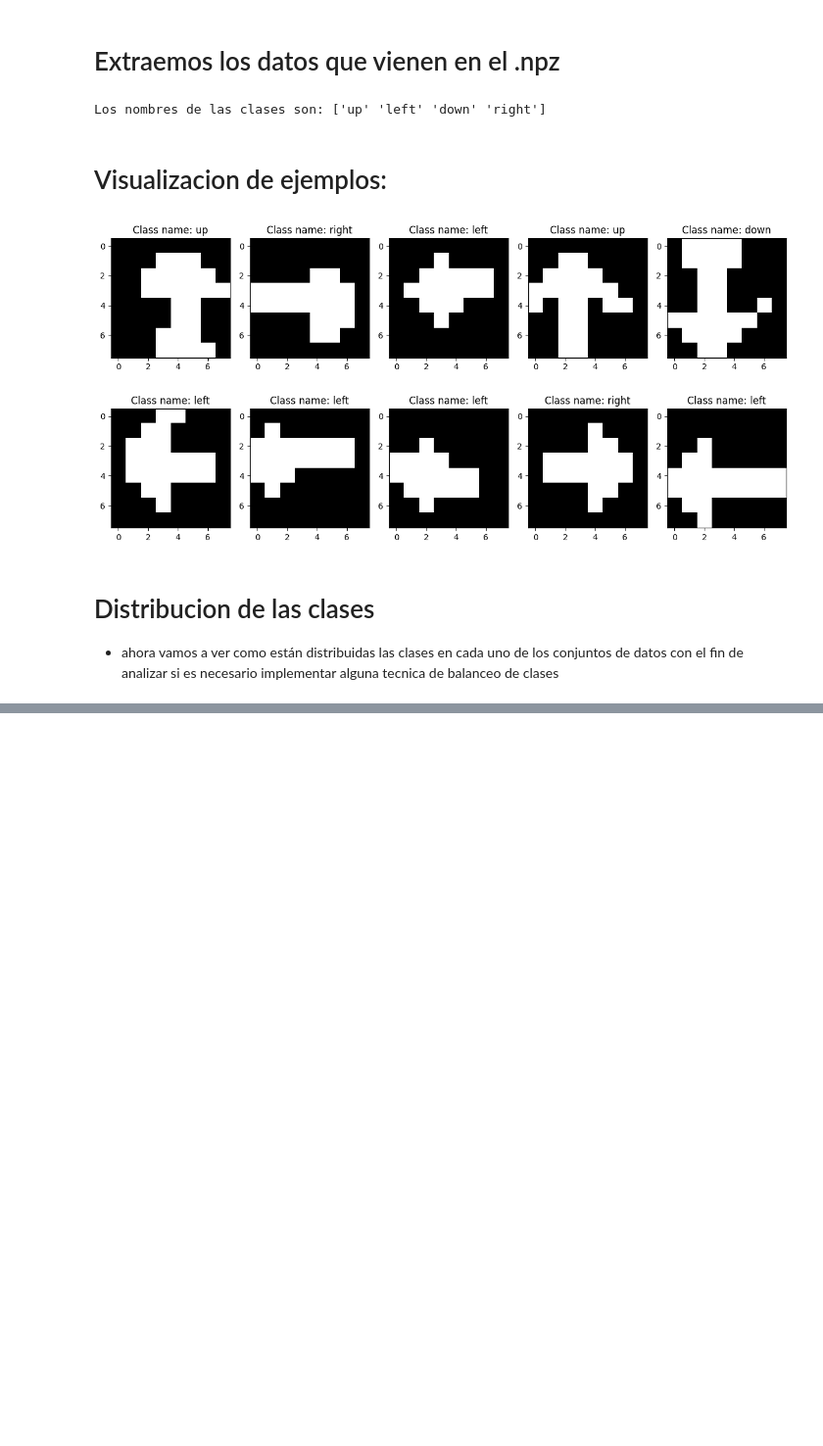
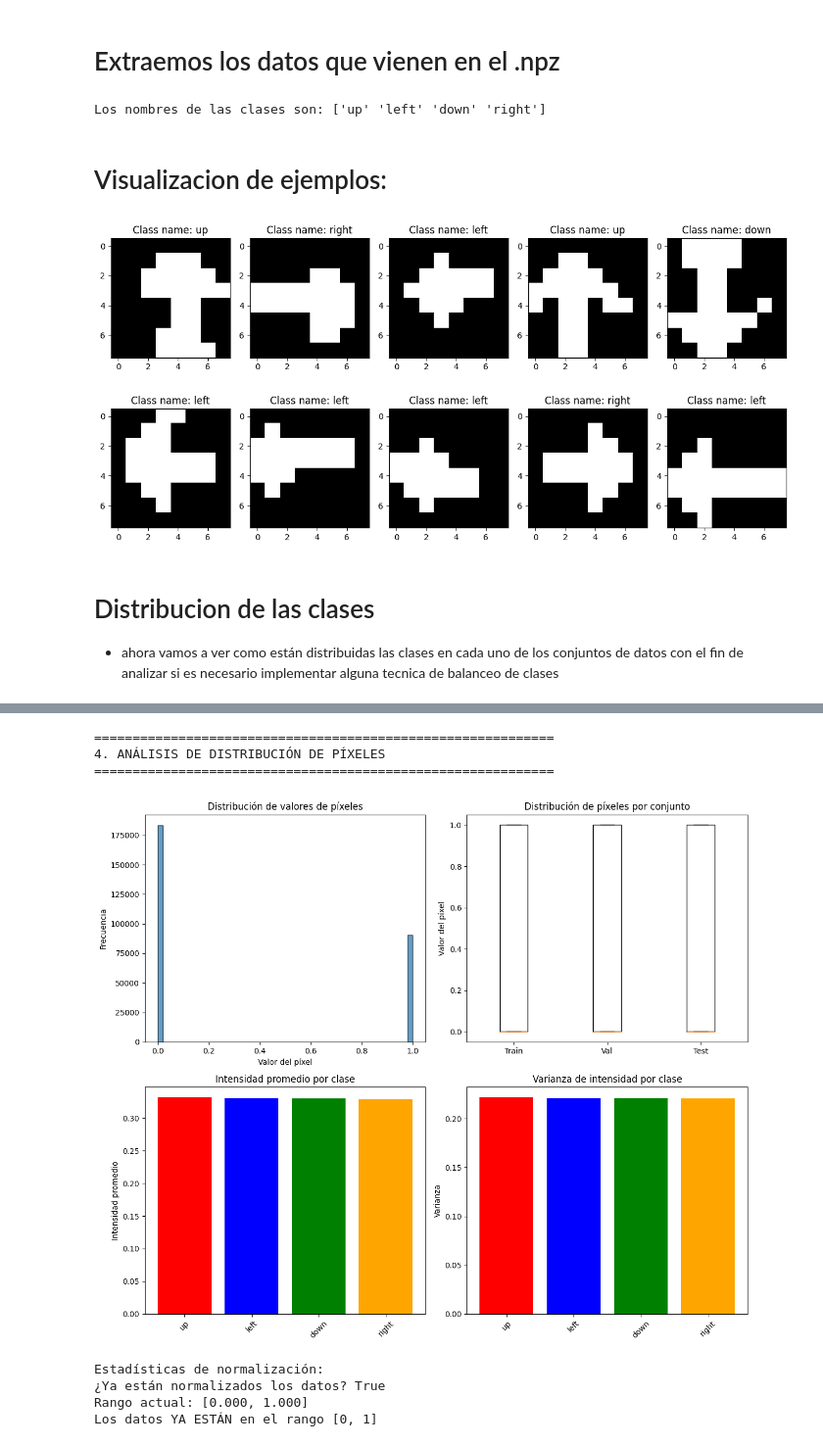
Before and after one commit to Sebatianbotia/Arrows8MLP, a Jupyter notebook: arrows8-checkpoint.ipynb, the cells around one changed output, grey strips where cells are left out. Shown at 98% size. Saved outputs shown, nothing was run; the diff lists cells and outputs as text; code cells hidden in the pictures; blank space fills up the shorter version.

```diff
--- a/arrows8-checkpoint.ipynb
+++ b/arrows8-checkpoint.ipynb
@@ -130,0 +284,62 @@ datos de Testing:
+# %%
+# 4. ANÁLISIS DE DISTRIBUCIÓN DE PÍXELES Y NORMALIZACIÓN
+print("=" * 60)
+print("4. ANÁLISIS DE DISTRIBUCIÓN DE PÍXELES")
+print("=" * 60)
+
+# Análisis de la distribución de valores de píxeles
+fig, axes = plt.subplots(2, 2, figsize=(12, 10))
+
+# Histograma de valores de píxeles
+axes[0,0].hist(X_train.flatten(), bins=50, alpha=0.7, edgecolor='black')
+axes[0,0].set_title('Distribución de valores de píxeles')
+axes[0,0].set_xlabel('Valor del píxel')
+axes[0,0].set_ylabel('Frecuencia')
+
+# Box plot de valores por conjunto
+data_boxplot = [X_train.flatten(), X_val.flatten(), X_test.flatten()]
+axes[0,1].boxplot(data_boxplot, labels=['Train', 'Val', 'Test'])
+axes[0,1].set_title('Distribución de píxeles por conjunto')
+axes[0,1].set_ylabel('Valor del píxel')
+
+# Estadísticas por clase (promedio de intensidad)
+class_means = []
+for i in range(len(class_names)):
+    mask = y_train == i
+    mean_intensity = X_train[mask].mean()
+    class_means.append(mean_intensity)
+
+axes[1,0].bar(class_names, class_means, color=['red', 'blue', 'green', 'orange'])
+axes[1,0].set_title('Intensidad promedio por clase')
+axes[1,0].set_ylabel('Intensidad promedio')
+axes[1,0].tick_params(axis='x', rotation=45)
+
+# Varianza por clase
+class_vars = []
+for i in range(len(class_names)):
+    mask = y_train == i
+    var_intensity = X_train[mask].var()
+    class_vars.append(var_intensity)
+
+axes[1,1].bar(class_names, class_vars, color=['red', 'blue', 'green', 'orange'])
+axes[1,1].set_title('Varianza de intensidad por clase')
+axes[1,1].set_ylabel('Varianza')
+axes[1,1].tick_params(axis='x', rotation=45)
+
+plt.tight_layout()
+plt.show()
+
+# Imprimir estadísticas
+print(f"\nEstadísticas de normalización:")
+print(f"¿Ya están normalizados los datos? {X_train.min() >= 0 and X_train.max() <= 1}")
+print(f"Rango actual: [{X_train.min():.3f}, {X_train.max():.3f}]")
+print(f"Los datos {'YA ESTÁN' if X_train.min() >= 0 and X_train.max() <= 1 else 'NO ESTÁN'} en el rango [0, 1]")
+# %% [output]
+============================================================
+4. ANÁLISIS DE DISTRIBUCIÓN DE PÍXELES
+============================================================
+[figure, added]
+Estadísticas de normalización:
+¿Ya están normalizados los datos? True
+Rango actual: [0.000, 1.000]
+Los datos YA ESTÁN en el rango [0, 1]
```
Also changed, not shown: parts of 26 cells of this notebook.
